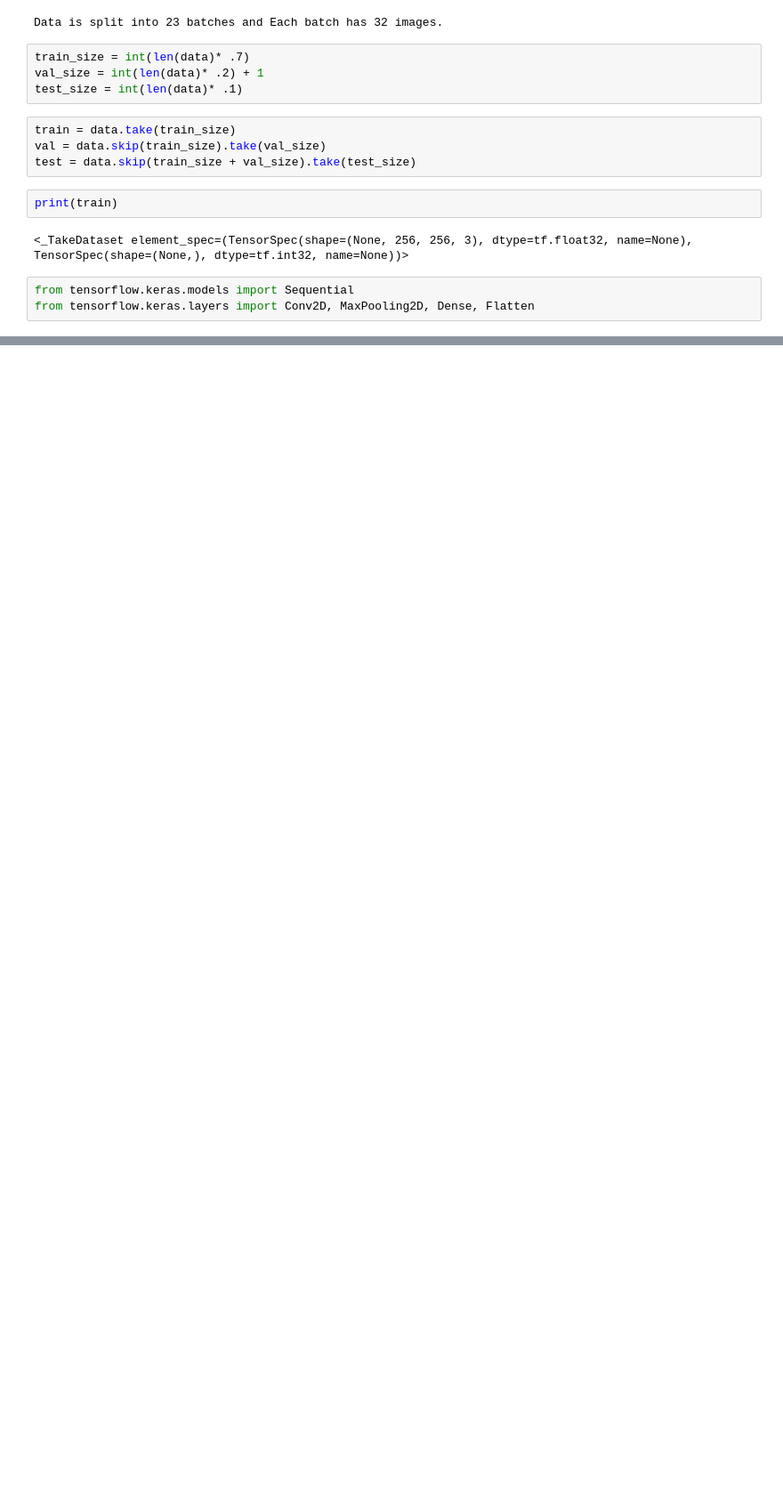
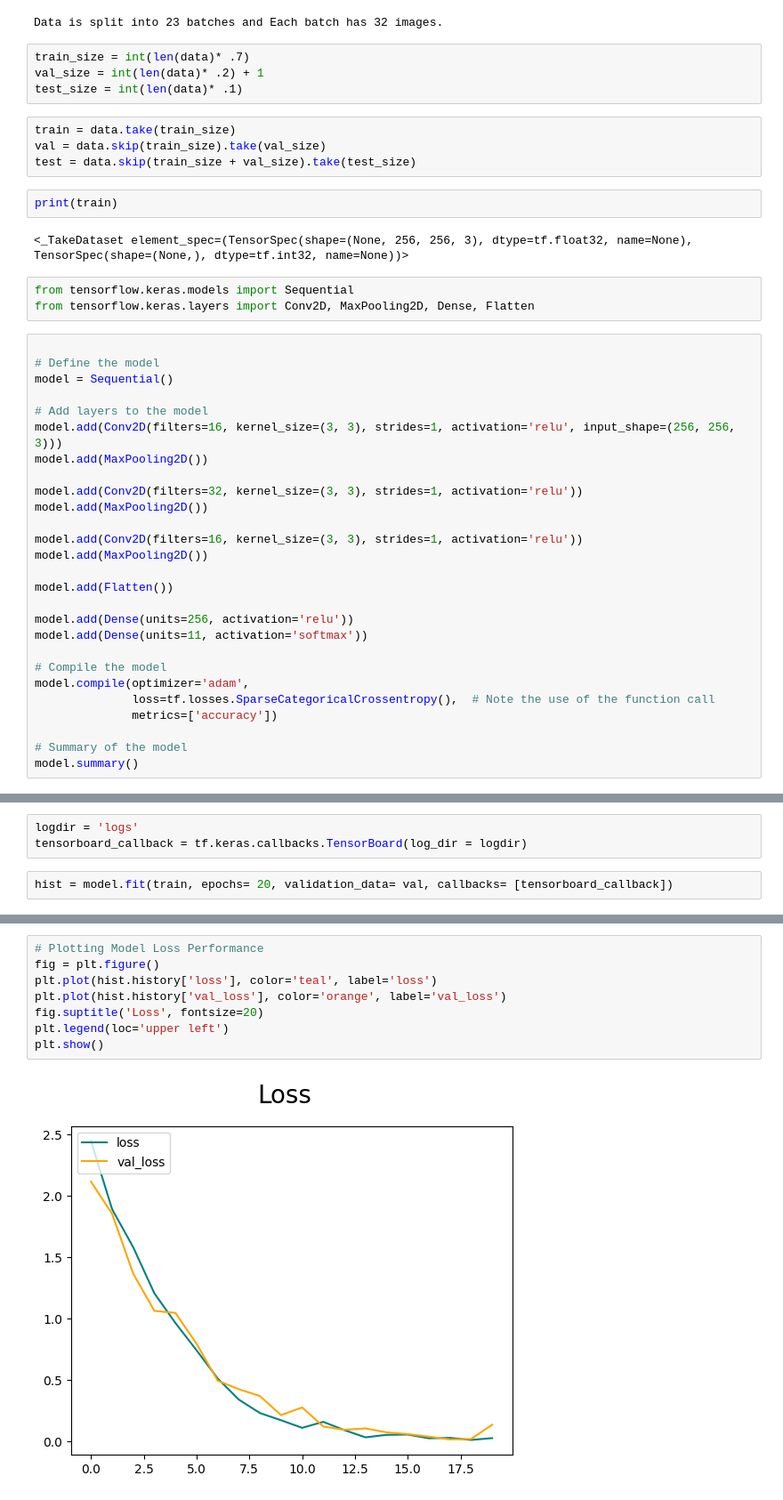
Before and after one commit to SamManoli975/OpenCv-projects, a Jupyter notebook: FlowerRecognition/main.ipynb, the cells around one changed output, grey strips where cells are left out. Shown at 89% size. Cells and saved outputs as stored; diff of their text form; blank space fills up the shorter version.

Commit message:
compiled my CNN and evaluated it and tested it

```diff
--- a/FlowerRecognition/main.ipynb
+++ b/FlowerRecognition/main.ipynb
@@ -134,3 +134,30 @@ print(train)
 # %%
 from tensorflow.keras.models import Sequential
 from tensorflow.keras.layers import Conv2D, MaxPooling2D, Dense, Flatten
+# %%
+
+# Define the model
+model = Sequential()
+
+# Add layers to the model
+model.add(Conv2D(filters=16, kernel_size=(3, 3), strides=1, activation='relu', input_shape=(256, 256, 3)))
+model.add(MaxPooling2D())
+
+model.add(Conv2D(filters=32, kernel_size=(3, 3), strides=1, activation='relu'))
+model.add(MaxPooling2D())
+
+model.add(Conv2D(filters=16, kernel_size=(3, 3), strides=1, activation='relu'))
+model.add(MaxPooling2D())
+
+model.add(Flatten())
+
+model.add(Dense(units=256, activation='relu'))
+model.add(Dense(units=11, activation='softmax'))
+
+# Compile the model
+model.compile(optimizer='adam',
+              loss=tf.losses.SparseCategoricalCrossentropy(),  # Note the use of the function call
+              metrics=['accuracy'])
+
+# Summary of the model
+model.summary()
@@ -136,0 +186,5 @@ from tensorflow.keras.layers import Conv2D, MaxPooling2D, Dense, Flatten
+# %%
+logdir = 'logs'
+tensorboard_callback = tf.keras.callbacks.TensorBoard(log_dir = logdir)
+# %%
+hist = model.fit(train, epochs= 20, validation_data= val, callbacks= [tensorboard_callback])
@@ -136,0 +209,10 @@ from tensorflow.keras.layers import Conv2D, MaxPooling2D, Dense, Flatten
+# %%
+# Plotting Model Loss Performance
+fig = plt.figure()
+plt.plot(hist.history['loss'], color='teal', label='loss')
+plt.plot(hist.history['val_loss'], color='orange', label='val_loss')
+fig.suptitle('Loss', fontsize=20)
+plt.legend(loc='upper left')
+plt.show()
+# %% [output]
+[figure, added]
```
Also changed, not shown: parts of 13 cells of this notebook, 3 other files.
